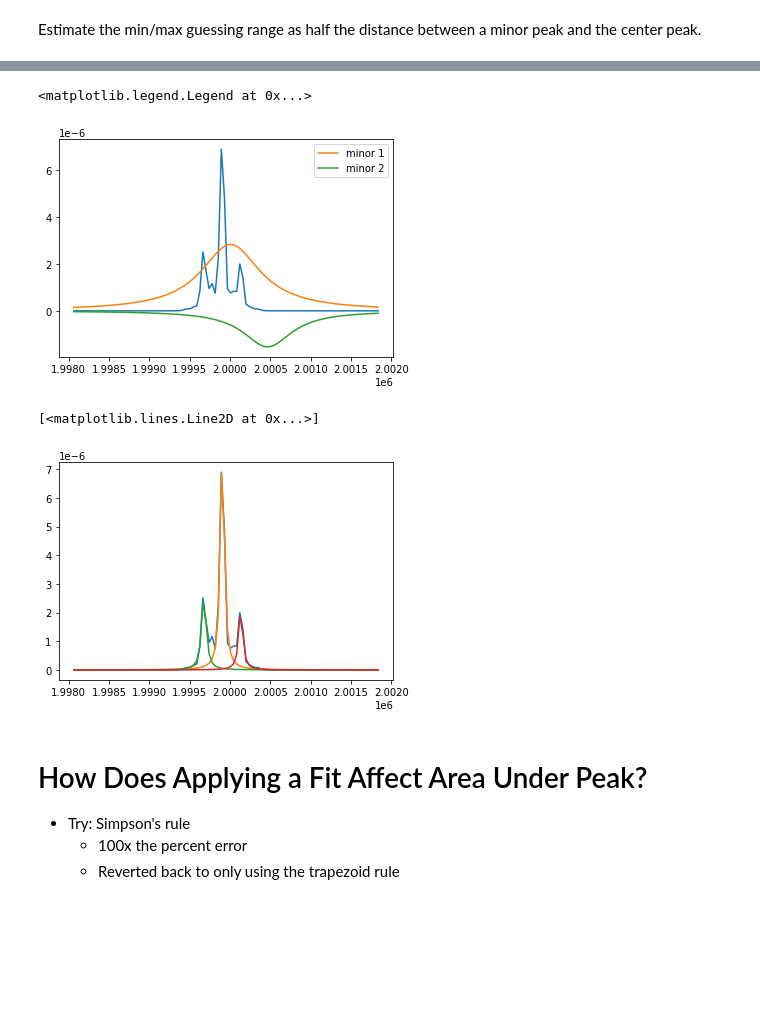
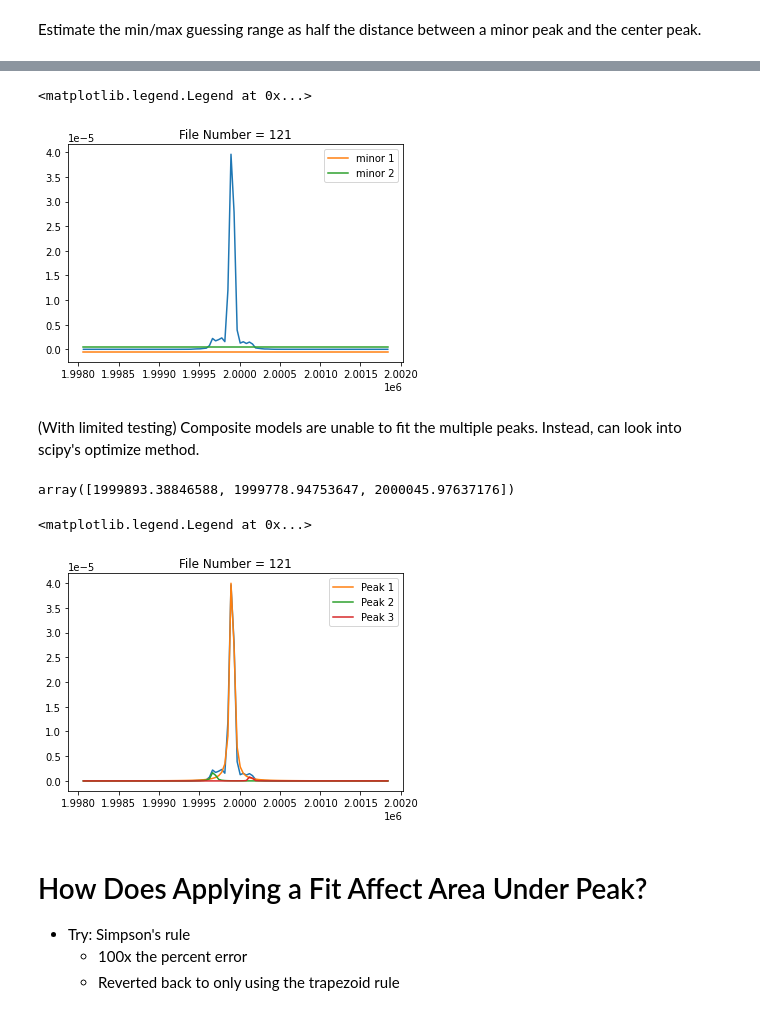
Before and after one commit to nurriol2/peak_fitting, a Jupyter notebook: lorentzian_peak_fitting.ipynb, the cells around one changed output, grey strips where cells are left out. Cells and saved outputs as stored; diff of their text form; code cells hidden in the pictures; blank space fills up the shorter version.

```diff
--- a/lorentzian_peak_fitting.ipynb
+++ b/lorentzian_peak_fitting.ipynb
@@ -361,12 +361,15 @@ For heterodyne data, we care about the two minor peaks that appear on either sid
 # Plot a heterodyne spectra to visualize the left and right peaks
 
 window_size = 100
+#random_filenumber = np.random.randint(1, 125)
+random_filenumber = 121
 
-het1 = load_csv_file("/content/heterodyne/het_st80_17.CSV", "V^2/Hz")
+het1 = load_csv_file(f"/content/heterodyne/het_st80_{random_filenumber}.CSV", "V^2/Hz")
 
 het1_freq = center_zoom(het1["Frequency (Hz)"], window_size)
-het1_spectra = center_zoom(het1["Spectra (V^2/Hz)"], window_size)
+het1_spectra = center_zoom(het1["Spectral Density (V^2/Hz)"], window_size)
 
 plt.plot(het1_freq, het1_spectra)
+plt.title(f"File Number = {random_filenumber}")
 plt.show()
 # %% [output]
@@ -526,20 +567,46 @@ print(out.fit_report())
 # %%
 plt.plot(hfreq, hspec)
 #plt.plot(hfreq, out.best_fit)
 plt.plot(hfreq, components["minor1_"], label="minor 1")
 plt.plot(hfreq, components["minor2_"], label="minor 2")
+plt.title(f"File Number = {random_filenumber}")
 plt.legend()
 # %% [output]
 <matplotlib.legend.Legend at 0x...>
-[figure, old version]
+[figure, new version]
+# %% [markdown]
+(With limited testing) Composite models are unable to fit the multiple peaks. Instead, can look into scipy's optimize method.
+# %%
+hfreq[desired_indices]
+# %% [output]
+array([1999893.38846588, 1999778.94753647, 2000045.97637176])
 # %%
 def _1Lorentzian(x, amp, cen, wid):
+    """
+    Lorentzian with 1 peak
+
+    Args:
+    x (np.ndarray(float)):  Values where the Lorentzian is evaluated.
+
+    amp (float):  The amplitude of the peak.
+
+    cen (float):  The value in the domain where the peak is found.
+
+    wid (float):  Full width at half maximum (FWHM).
+
+    Returns:
+    (np.ndarray(float)):  Values for the Lorentzian computed over `x`
+    """
     return amp*wid**2/((x-cen)**2+wid**2)
 
 def _3Lorentzian(x, amp1, cen1, wid1, amp2,cen2,wid2, amp3,cen3,wid3):
-    return (amp1*wid1**2/((x-cen1)**2+wid1**2)) +\
-            (amp2*wid2**2/((x-cen2)**2+wid2**2)) +\
-                (amp3*wid3**2/((x-cen3)**2+wid3**2))
+
+    """
+    Lorentzian with 3 peaks
+    """
+
+    return _1Lorentzian(x, amp1, cen1, wid1) + _1Lorentzian(x, amp2, cen2, wid2) + _1Lorentzian(x, amp3, cen3, wid3)
+
 
 amp1, amp2, amp3 = desired_heights
 cen1, cen2, cen3 = hfreq[desired_indices]
@@ -557,12 +624,15 @@ lorentz_peak_2 = _1Lorentzian(hfreq, *pars_2)
 lorentz_peak_3 = _1Lorentzian(hfreq, *pars_3)
 
 plt.plot(hfreq, hspec)
-plt.plot(hfreq, lorentz_peak_1)
-plt.plot(hfreq, lorentz_peak_2)
-plt.plot(hfreq, lorentz_peak_3)
+plt.plot(hfreq, lorentz_peak_1, label="Peak 1")
+plt.plot(hfreq, lorentz_peak_2, label="Peak 2")
+plt.plot(hfreq, lorentz_peak_3, label="Peak 3")
+
+plt.title(f"File Number = {random_filenumber}")
+plt.legend()
 # %% [output]
-[<matplotlib.lines.Line2D at 0x...>]
+<matplotlib.legend.Legend at 0x...>
-[figure, old version]
+[figure, new version]
 # %% [markdown]
 # How Does Applying a Fit Affect Area Under Peak?
 
```
Also changed, not shown: parts of 17 cells of this notebook.
